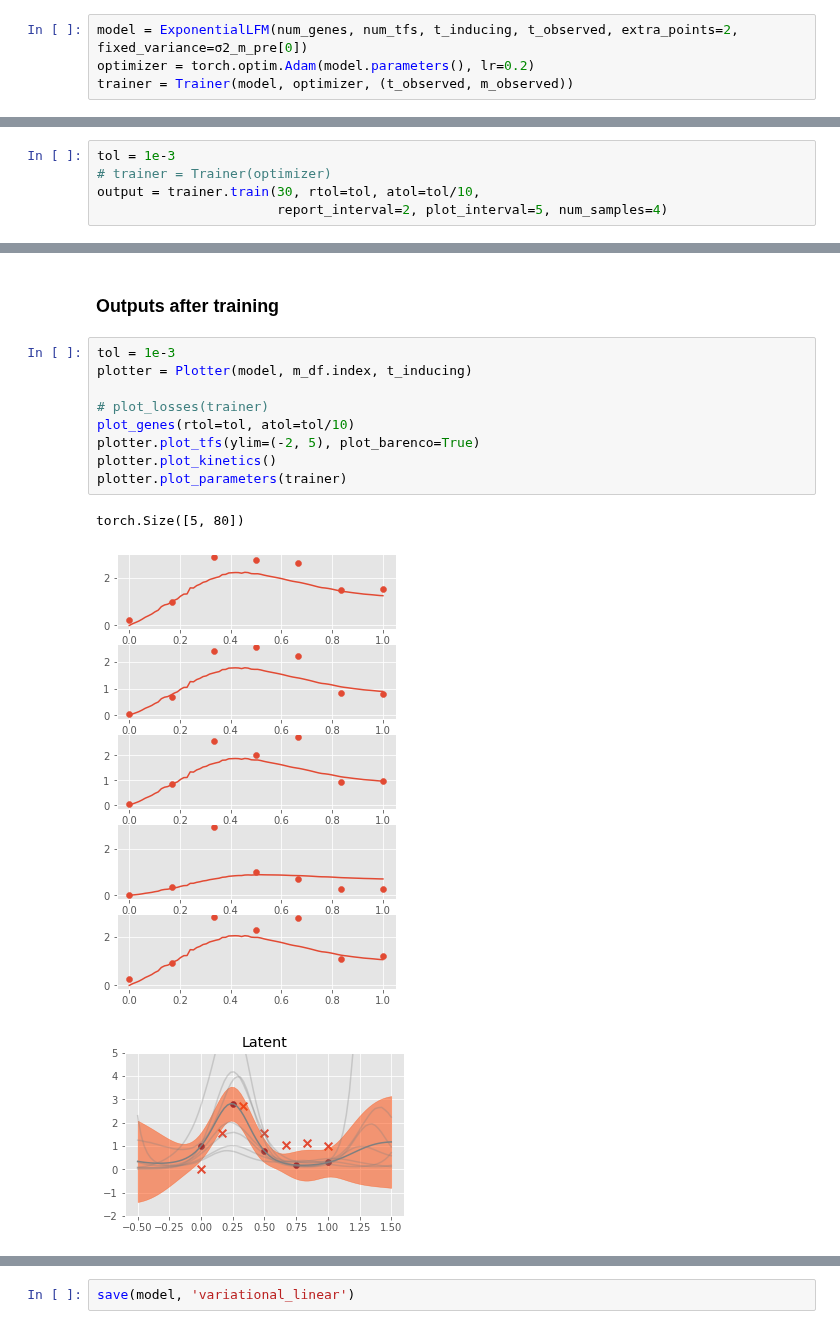
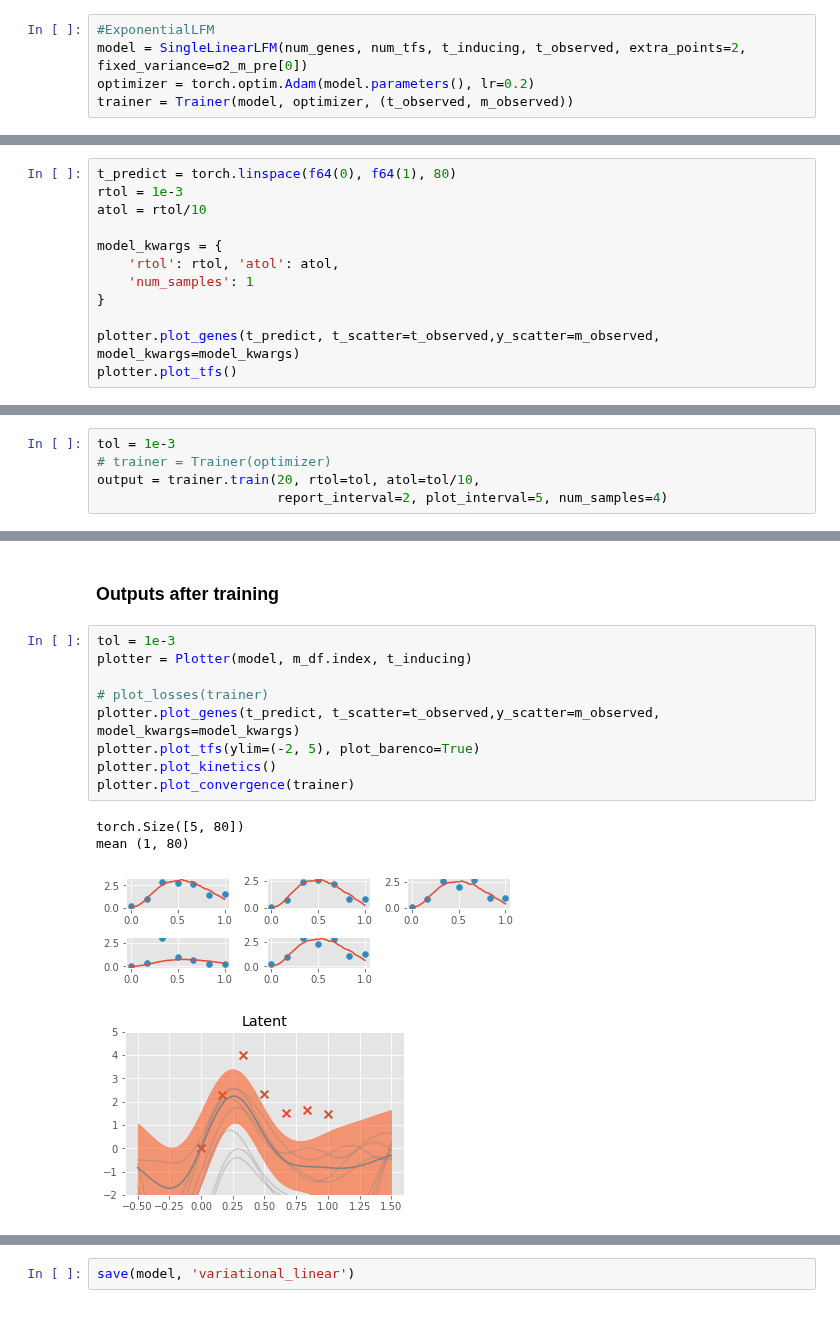
Before and after one commit to mossjacob/alfi, a Jupyter notebook: reggae/examples/variational.ipynb, the cells around one changed output, grey strips where cells are left out. Saved outputs shown, nothing was run; the diff lists cells and outputs as text.

```diff
--- a/reggae/examples/variational.ipynb
+++ b/reggae/examples/variational.ipynb
@@ -56,5 +37,6 @@ def plot_genes(rtol=1e-4, atol=1e-6):
 # %%
-model = ExponentialLFM(num_genes, num_tfs, t_inducing, t_observed, extra_points=2, fixed_variance=σ2_m_pre[0])
+#ExponentialLFM
+model = SingleLinearLFM(num_genes, num_tfs, t_inducing, t_observed, extra_points=2, fixed_variance=σ2_m_pre[0])
 optimizer = torch.optim.Adam(model.parameters(), lr=0.2)
 trainer = Trainer(model, optimizer, (t_observed, m_observed))
 # %% [markdown]
@@ -73,0 +49,12 @@ torch.Size([5, 80])
+# %%
+t_predict = torch.linspace(f64(0), f64(1), 80)
+rtol = 1e-3
+atol = rtol/10
+
+model_kwargs = {
+    'rtol': rtol, 'atol': atol,
+    'num_samples': 1
+}
+
+plotter.plot_genes(t_predict, t_scatter=t_observed,y_scatter=m_observed, model_kwargs=model_kwargs)
+plotter.plot_tfs()
@@ -74,6 +66,6 @@ torch.Size([5, 80])
 # %%
 tol = 1e-3
 # trainer = Trainer(optimizer)
-output = trainer.train(30, rtol=tol, atol=tol/10,
+output = trainer.train(20, rtol=tol, atol=tol/10,
                        report_interval=2, plot_interval=5, num_samples=4)
 # %% [output]
@@ -98,13 +85,14 @@ Epoch 79/80 - Loss: 34.70 (29.27 5.43) b: 1.65 d 2.44 s: 3.30 λ: 0.123
 # %%
 tol = 1e-3
 plotter = Plotter(model, m_df.index, t_inducing)
 
 # plot_losses(trainer)
-plot_genes(rtol=tol, atol=tol/10)
+plotter.plot_genes(t_predict, t_scatter=t_observed,y_scatter=m_observed, model_kwargs=model_kwargs)
 plotter.plot_tfs(ylim=(-2, 5), plot_barenco=True)
 plotter.plot_kinetics()
-plotter.plot_parameters(trainer)
+plotter.plot_convergence(trainer)
 # %% [output]
 torch.Size([5, 80])
+mean (1, 80)
-[figure, old version]
+[figure, new version]
-[figure, old version]
+[figure, new version]
```
Also changed, not shown: parts of 8 cells of this notebook, 5 other files.
